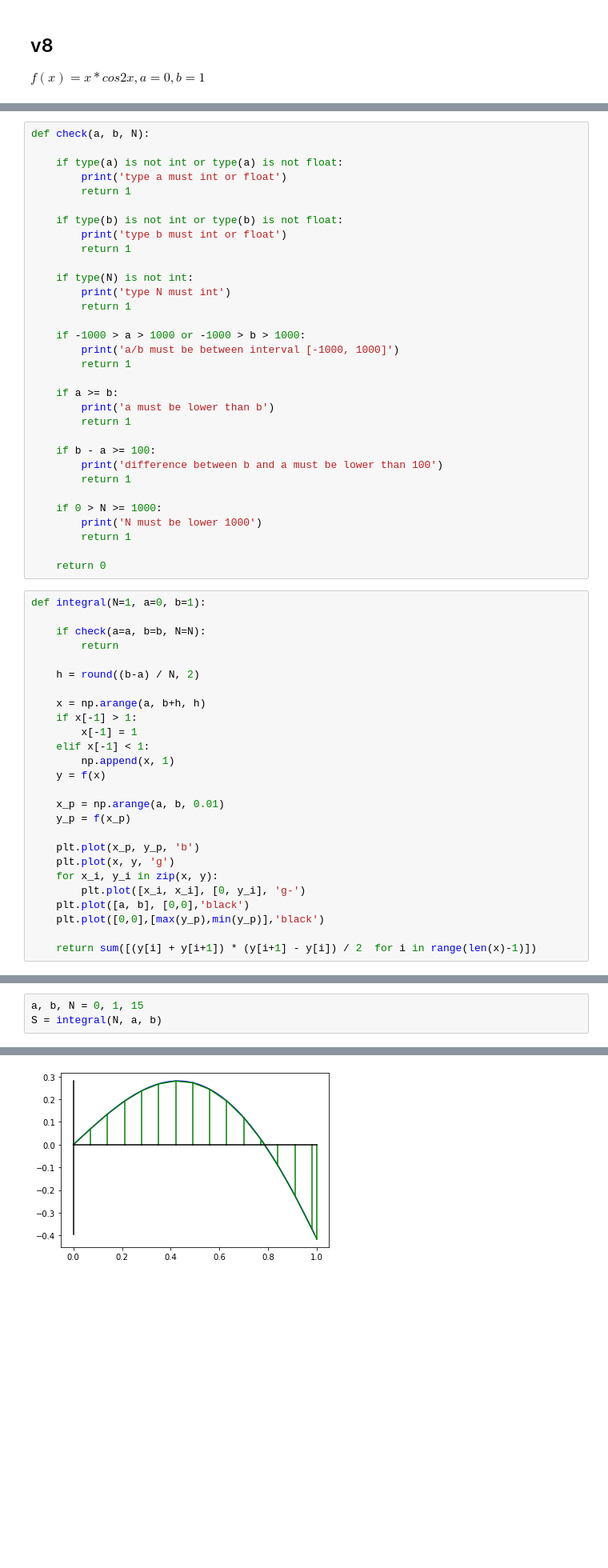
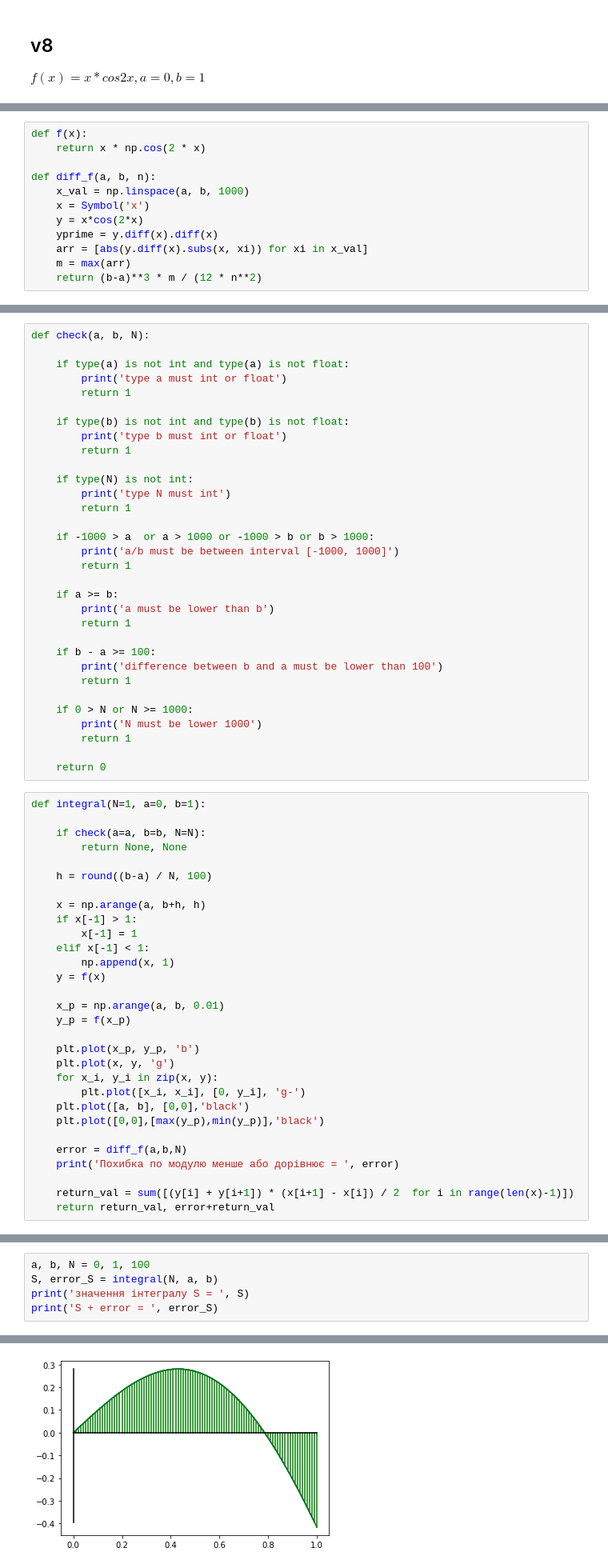
Before and after one commit to evgenpatrushev/jupyter, a Jupyter notebook: 4_course/laba2_ascm.ipynb, the cells around one changed output, grey strips where cells are left out. Shown at 80% size. Drawn from its saved outputs; the diff is of its cells as text; blank space fills up the shorter version.

```diff
--- a/4_course/laba2_ascm.ipynb
+++ b/4_course/laba2_ascm.ipynb
@@ -16,3 +14,15 @@ def f(x):
+# %%
+def f(x):
+    return x * np.cos(2 * x)
+
+def diff_f(a, b, n):
+    x_val = np.linspace(a, b, 1000)
+    x = Symbol('x')
+    y = x*cos(2*x)
+    yprime = y.diff(x).diff(x)
+    arr = [abs(y.diff(x).subs(x, xi)) for xi in x_val]
+    m = max(arr)
+    return (b-a)**3 * m / (12 * n**2)
 # %%
 x = np.arange(-1, 15, 0.01)
 y = f(x)
@@ -26,11 +36,11 @@ print('График фукнции f(x)')
 # %%
 def check(a, b, N):
 
-    if type(a) is not int or type(a) is not float:
+    if type(a) is not int and type(a) is not float:
         print('type a must int or float')
         return 1
 
-    if type(b) is not int or type(b) is not float:
+    if type(b) is not int and type(b) is not float:
         print('type b must int or float')
         return 1
 
@@ -38,7 +48,7 @@ def check(a, b, N):
         print('type N must int')
         return 1
 
-    if -1000 > a > 1000 or -1000 > b > 1000:
+    if -1000 > a  or a > 1000 or -1000 > b or b > 1000:
         print('a/b must be between interval [-1000, 1000]')
         return 1
 
@@ -50,7 +60,7 @@ def check(a, b, N):
         print('difference between b and a must be lower than 100')
         return 1
 
-    if 0 > N >= 1000:
+    if 0 > N or N >= 1000:
         print('N must be lower 1000')
         return 1
 
@@ -59,9 +69,9 @@ def check(a, b, N):
 def integral(N=1, a=0, b=1):
 
     if check(a=a, b=b, N=N):
-        return
+        return None, None
 
-    h = round((b-a) / N, 2)
+    h = round((b-a) / N, 100)
 
     x = np.arange(a, b+h, h)
     if x[-1] > 1:
@@ -80,6 +90,10 @@ def integral(N=1, a=0, b=1):
     plt.plot([a, b], [0,0],'black')
     plt.plot([0,0],[max(y_p),min(y_p)],'black')
 
-    return sum([(y[i] + y[i+1]) * (y[i+1] - y[i]) / 2  for i in range(len(x)-1)])
+    error = diff_f(a,b,N)
+    print('Похибка по модулю менше або дорівнює = ', error)
+
+    return_val = sum([(y[i] + y[i+1]) * (x[i+1] - x[i]) / 2  for i in range(len(x)-1)])
+    return return_val, error+return_val
 # %%
 a, b, N = 0, 1, 1
@@ -99,4 +145,6 @@ S = integral(N, a, b)
 # %%
-a, b, N = 0, 1, 15
-S = integral(N, a, b)
+a, b, N = 0, 1, 100
+S, error_S = integral(N, a, b)
+print('значення інтегралу S = ', S)
+print('S + error = ', error_S)
 # %% [output]
@@ -103 +154 @@ S = integral(N, a, b)
-[figure, old version]
+[figure, new version]
```
Also changed, not shown: parts of 11 cells of this notebook, 11 other files.
